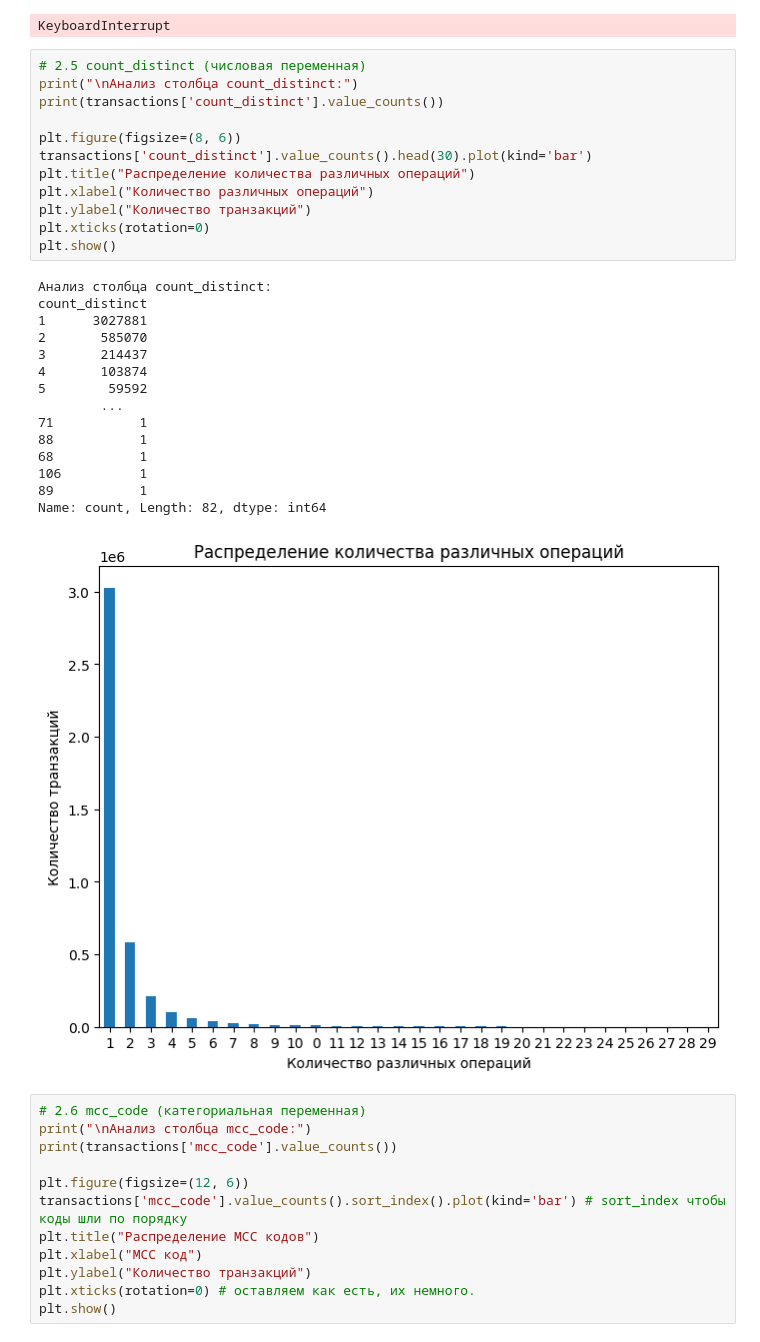
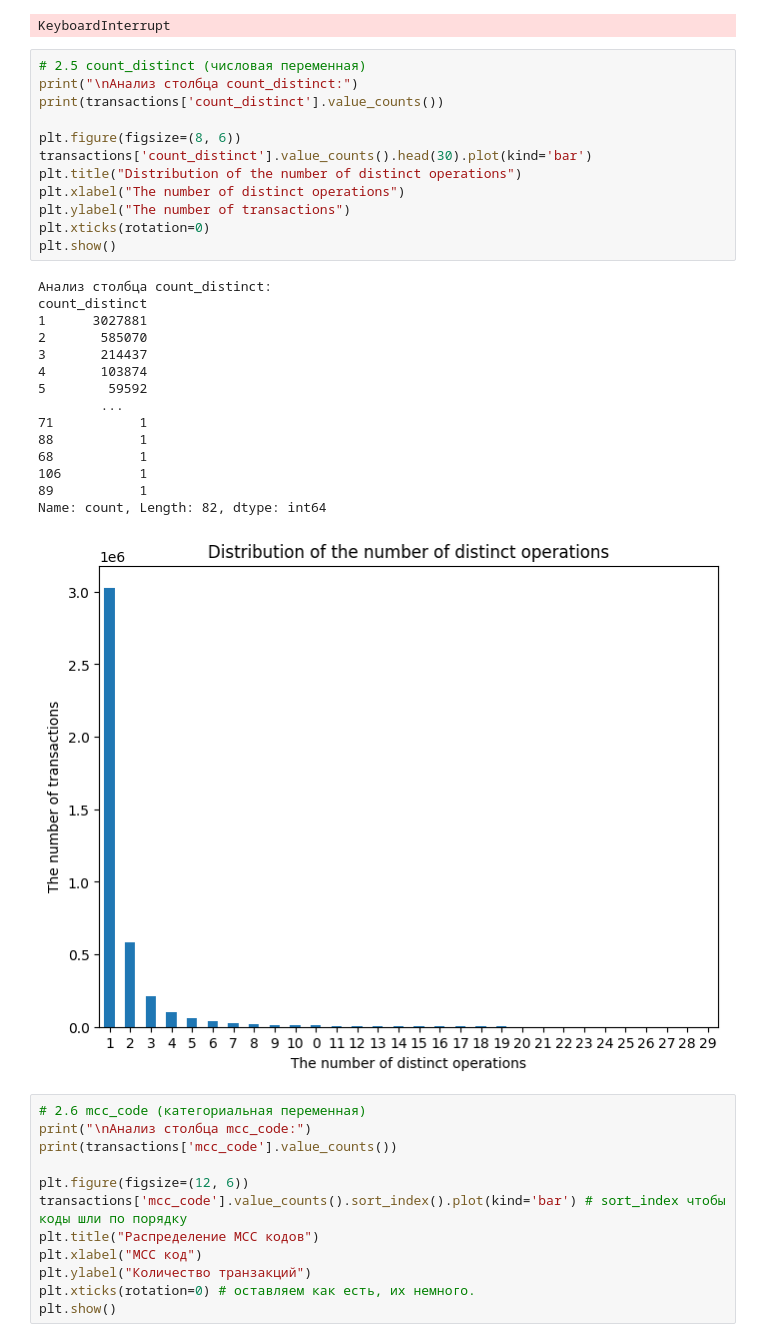
Before and after one commit to Luzinsan/BigData-project, a Jupyter notebook: notebooks/eda.ipynb, the cells around one changed output. Cells and saved outputs as stored; diff of their text form.

```diff
--- a/notebooks/eda.ipynb
+++ b/notebooks/eda.ipynb
@@ -442,31 +477,31 @@ KeyboardInterrupt
 # %%
 # 2.5 count_distinct (числовая переменная)
 print("\nАнализ столбца count_distinct:")
 print(transactions['count_distinct'].value_counts())
 
 plt.figure(figsize=(8, 6))
 transactions['count_distinct'].value_counts().head(30).plot(kind='bar')
-plt.title("Распределение количества различных операций")
-plt.xlabel("Количество различных операций")
-plt.ylabel("Количество транзакций")
+plt.title("Distribution of the number of distinct operations")
+plt.xlabel("The number of distinct operations")
+plt.ylabel("The number of transactions")
 plt.xticks(rotation=0)
 plt.show()
 # %% [output]
 Анализ столбца count_distinct:
 count_distinct
 1      3027881
 2       585070
 3       214437
 4       103874
 5        59592
         ...
 71           1
 88           1
 68           1
 106          1
 89           1
 Name: count, Length: 82, dtype: int64
-[figure, old version]
+[figure, new version]
 # %%
 # 2.6 mcc_code (категориальная переменная)
 print("\nАнализ столбца mcc_code:")
```
Also changed, not shown: parts of 4 cells of this notebook.
